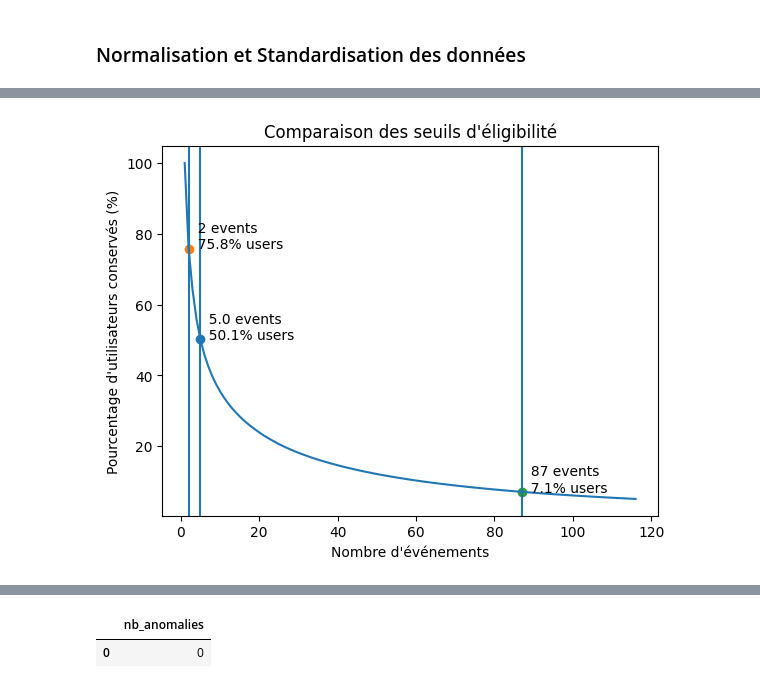
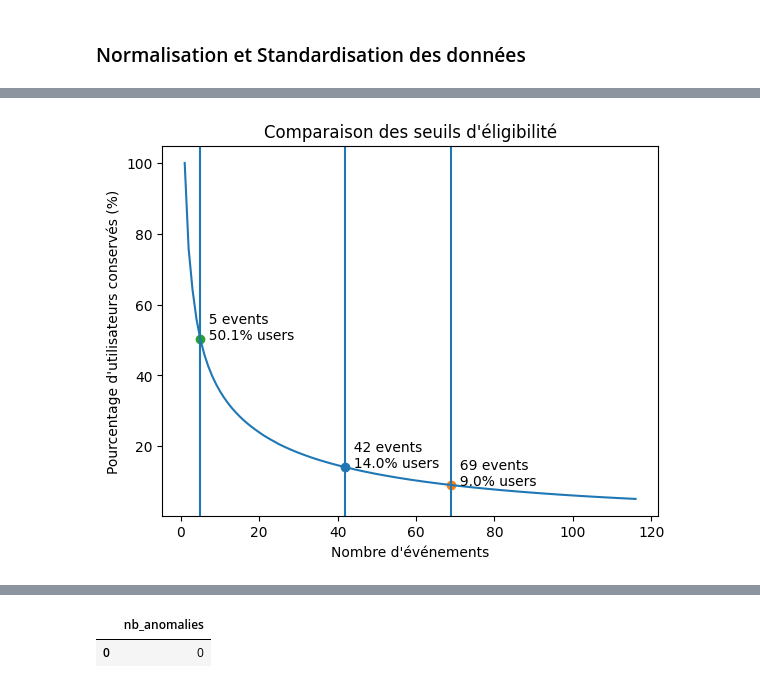
Before and after one commit to s-candido/amazing, a Jupyter notebook: etl/transform_user_events.ipynb, the cells around one changed output, grey strips where cells are left out. Cells and saved outputs as stored; diff of their text form; code cells hidden in the pictures.

```diff
--- a/etl/transform_user_events.ipynb
+++ b/etl/transform_user_events.ipynb
@@ -194,7 +194,7 @@ user_df = con.execute("""
         COUNT(*) AS nb_events
     FROM all_events
     WHERE user_id IS NOT NULL
-    GROUP BY user_id
+    GROUP BY user_id ORDER BY RANDOM()
 """).fetch_df()
 
 user_counts = user_df["nb_events"]
@@ -264,0 +263,25 @@ chute de la courbure : 2
+# %%
+def local_variation_threshold(user_counts):
+
+    y = np.sort(user_counts)
+
+    remaining = []
+    total_users = len(y)
+
+    thresholds = np.arange(1, int(np.percentile(y, 90)))
+
+    for t in thresholds:
+        remaining.append(np.sum(y >= t) / total_users)
+
+    remaining = np.array(remaining)
+
+    delta = np.abs(np.diff(remaining))
+
+    knee_idx = np.argmax(delta < np.percentile(delta, 30))
+    threshold = thresholds[knee_idx]
+
+    return int(threshold)
+
+local_threshold = local_variation_threshold(user_counts)
+
+print("Seuil variation locale :", local_threshold)
@@ -270,36 +347,33 @@ mediane = stats["50%"]
 # %%
-import numpy as np
-import matplotlib.pyplot as plt
-
 user_counts = user_df["nb_events"].values
 total_users = len(user_counts)
 
 max_threshold = int(np.percentile(user_counts, 95))
 thresholds = np.arange(1, max_threshold)
 
 remaining_percentages = []
 
 for t in thresholds:
     remaining = np.sum(user_counts >= t)
     remaining_percentages.append((remaining / total_users) * 100)
 
 remaining_percentages = np.array(remaining_percentages)
 
-thresholds_to_show = [mediane, optimal_chute, optimal_threshold]
+thresholds_to_show = [local_threshold, geom_threshold, 5]
 
 plt.figure()
 plt.plot(thresholds, remaining_percentages)
 
 for t in thresholds_to_show:
     if t < max_threshold:
         pct = (np.sum(user_counts >= t) / total_users) * 100
         plt.axvline(x=t)
         plt.scatter(t, pct)
         plt.text(t, pct, f"  {t} events\n  {pct:.1f}% users")
 
 plt.xlabel("Nombre d'événements")
 plt.ylabel("Pourcentage d'utilisateurs conservés (%)")
 plt.title("Comparaison des seuils d'éligibilité")
 plt.show()
 # %% [output]
-[figure, old version]
+[figure, new version]
```
Also changed, not shown: parts of 19 cells of this notebook.
